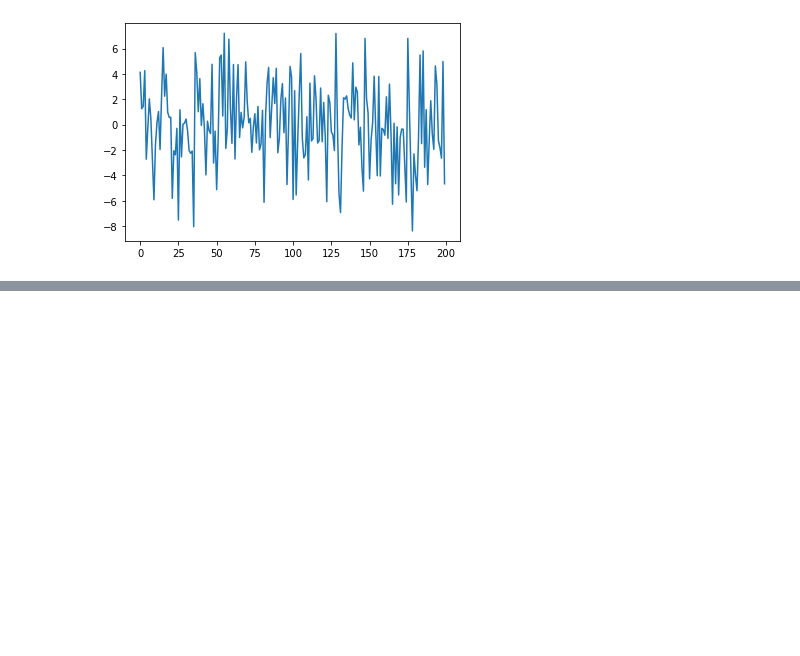
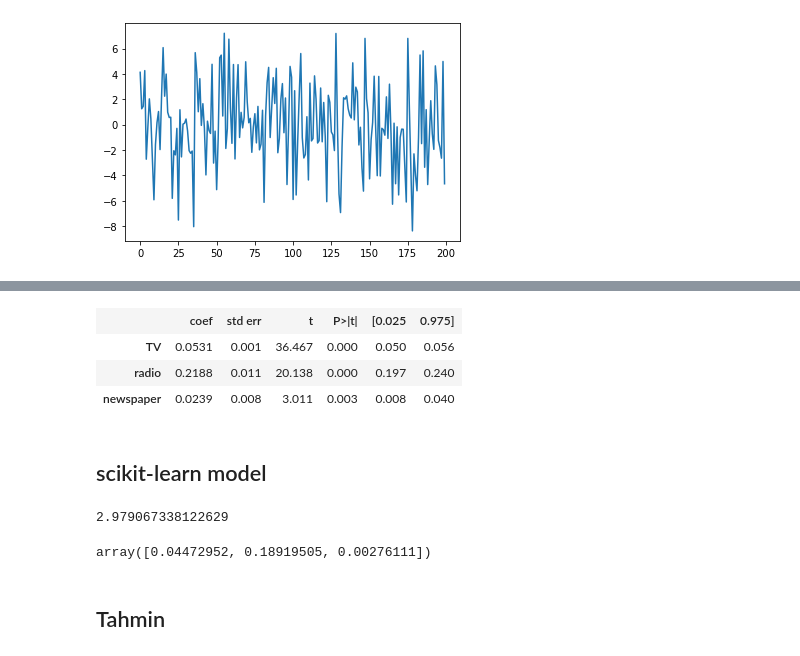
Before and after one commit to mehmethalis/my-datascience-notes, a Jupyter notebook: Notebooks/Linear Regression and Its Cousins.ipynb, the cells around one changed output, grey strips where cells are left out. Cells and saved outputs as stored; diff of their text form; code cells hidden in the pictures; blank space fills up the shorter version.

```diff
--- a/Notebooks/Linear Regression and Its Cousins.ipynb
+++ b/Notebooks/Linear Regression and Its Cousins.ipynb
@@ -314,0 +386,9 @@ plt.plot(model.resid)
+# %%
+model.summary().tables[1]
+# %% [output]
+|  | coef | std err | t | P>|t| | [0.025 | 0.975] |
+| TV | 0.0531 | 0.001 | 36.467 | 0.000 | 0.050 | 0.056 |
+| radio | 0.2188 | 0.011 | 20.138 | 0.000 | 0.197 | 0.240 |
+| newspaper | 0.0239 | 0.008 | 3.011 | 0.003 | 0.008 | 0.040 |
+# %% [markdown]
+## scikit-learn model
@@ -314,0 +399,10 @@ plt.plot(model.resid)
+# %%
+model.intercept_
+# %% [output]
+2.979067338122629
+# %%
+model.coef_
+# %% [output]
+array([0.04472952, 0.18919505, 0.00276111])
+# %% [markdown]
+## Tahmin
```
Also changed, not shown: parts of 31 cells of this notebook.
